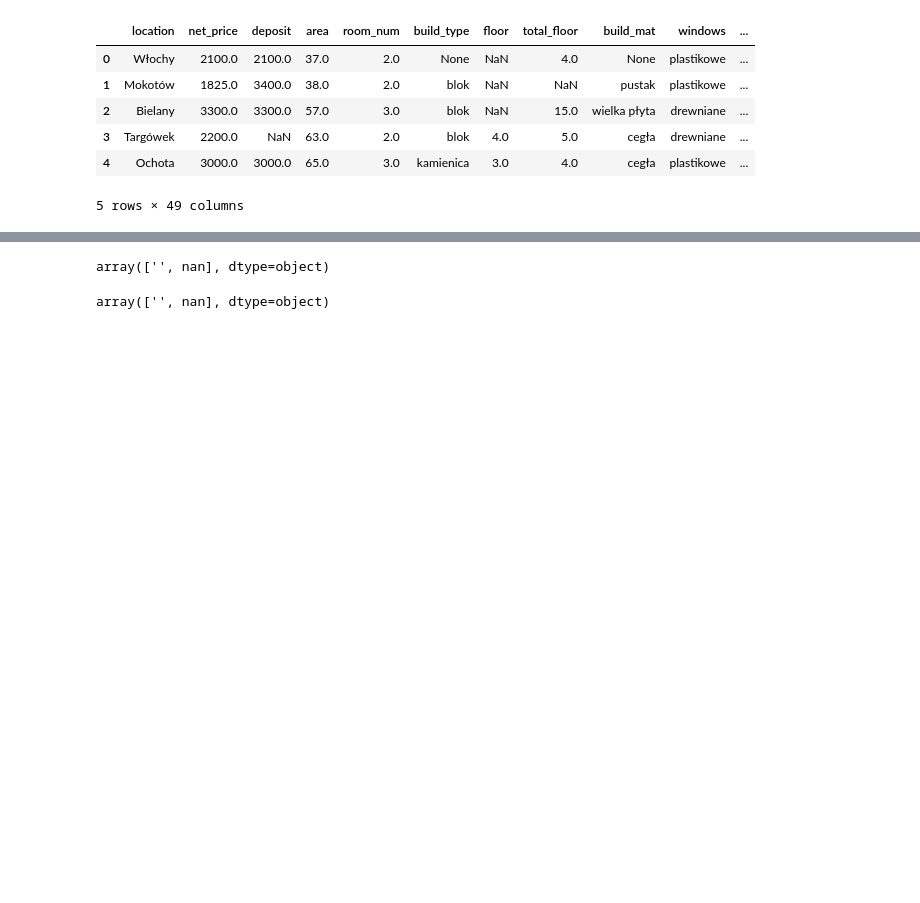
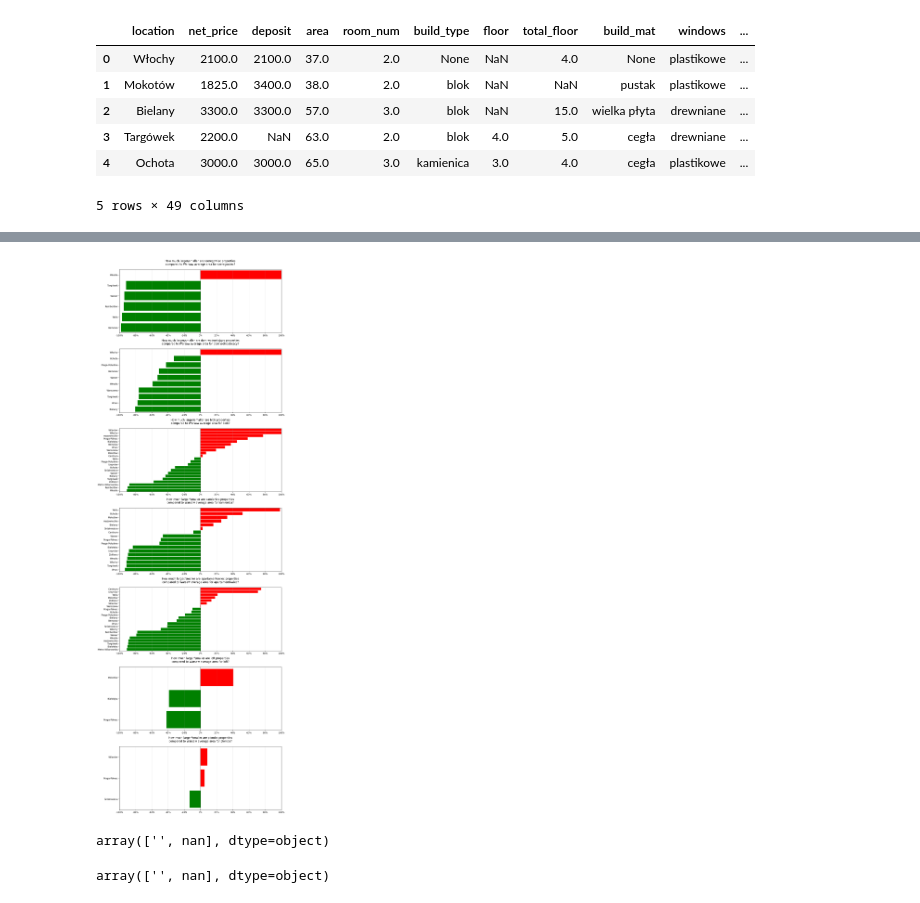
Before and after one commit to filki/Kaggle_Warsaw_rent_prices, a Jupyter notebook: starter.ipynb, the cells around one changed output, grey strips where cells are left out. Cells and saved outputs as stored; diff of their text form; code cells hidden in the pictures; blank space fills up the shorter version.

```diff
--- a/starter.ipynb
+++ b/starter.ipynb
@@ -290,3 +300,91 @@ plt.show()
+# %%
+# Calculate averages for area instead of price
+global_avg_area = df.groupby("build_type")["area"].mean()
+local_avg_area = df.groupby(["location", "build_type"])["area"].mean()
+
+def calc_percentage_diff(group_avg, global_avg):
+    return ((group_avg - global_avg) / global_avg) * 100
+
+# Restructure the data to make the calculation easier
+result_area = pd.DataFrame(local_avg_area)
+result_area = result_area.reset_index()
+
+# Merge with global averages
+result_area = result_area.merge(
+    global_avg_area.reset_index().rename(columns={'area': 'global_avg'}),
+    on='build_type'
+)
+
+# Calculate the percentage difference
+result_area['area_diff_percent'] = round(calc_percentage_diff(
+    result_area['area'],
+    result_area['global_avg']
+),2)
+
+# Sort to see the biggest differences
+result_area = result_area.sort_values('area_diff_percent', ascending=False)
+
+# Get unique building types
+build_types = result_area['build_type'].unique()
+
+# Create a figure with subplots for each building type
+fig, axes = plt.subplots(len(build_types), 1, figsize=(12, 5*len(build_types)))
+
+# Create a plot for each building type
+for idx, build_type in enumerate(build_types):
+    # Filter data for current building type
+    data = result_area[result_area['build_type'] == build_type]
+
+    # Create horizontal bar plot
+    bars = sns.barplot(data=data, y='location', x='area_diff_percent', ax=axes[idx])
+
+    # Color the bars and add annotations
+    for i, bar in enumerate(bars.patches):
+        value = bar.get_width()
+        if value > 0:
+            bar.set_color('red')
+            # Add annotation slightly to the right of the bar
+            axes[idx].text(value + 5,
+                         bar.get_y() + bar.get_height()/2,
+                         f'+{value:,.0f}%',
+                         va='center',
+                         fontsize=10)
+        else:
+            bar.set_color('green')
+            # Add annotation slightly to the left of the bar
+            axes[idx].text(value - 5,
+                         bar.get_y() + bar.get_height()/2,
+                         f'{value:,.0f}%',
+                         va='center',
+                         ha='right',
+                         fontsize=10)
+
+    # Set more specific title format for each subplot
+    axes[idx].set_title(f'How much larger/smaller are {build_type} properties\ncompared to Warsaw average area for {build_type}?', pad=20)
+    axes[idx].axvline(x=0, color='black', linestyle='-', alpha=0.2)
+
+    # Remove default labels
+    axes[idx].set_xlabel('')
+    axes[idx].set_ylabel('')
+
+    # Add grid for better readability
+    axes[idx].grid(axis='x', alpha=0.3)
+
+    # Create asymmetric ticks: -100 to 200 with 20% intervals
+    negative_ticks = np.arange(-100, 0, 20)
+    positive_ticks = np.arange(0, 201, 20)  # Extended to 200%
+    ticks = np.concatenate([negative_ticks, positive_ticks])
+
+    axes[idx].set_xticks(ticks)
+    axes[idx].set_xticklabels([f'{int(x)}%' for x in ticks])
+
+    # Set asymmetric x-axis limits
+    axes[idx].set_xlim(-100, 200)  # Keep -100% on left but extend to 200% on right
+
+plt.tight_layout()
+plt.show()
+# %% [output]
+[figure, added]
 # %%
 df["add_info"].unique()
 # %% [output]
```
Also changed, not shown: parts of 6 cells of this notebook.
